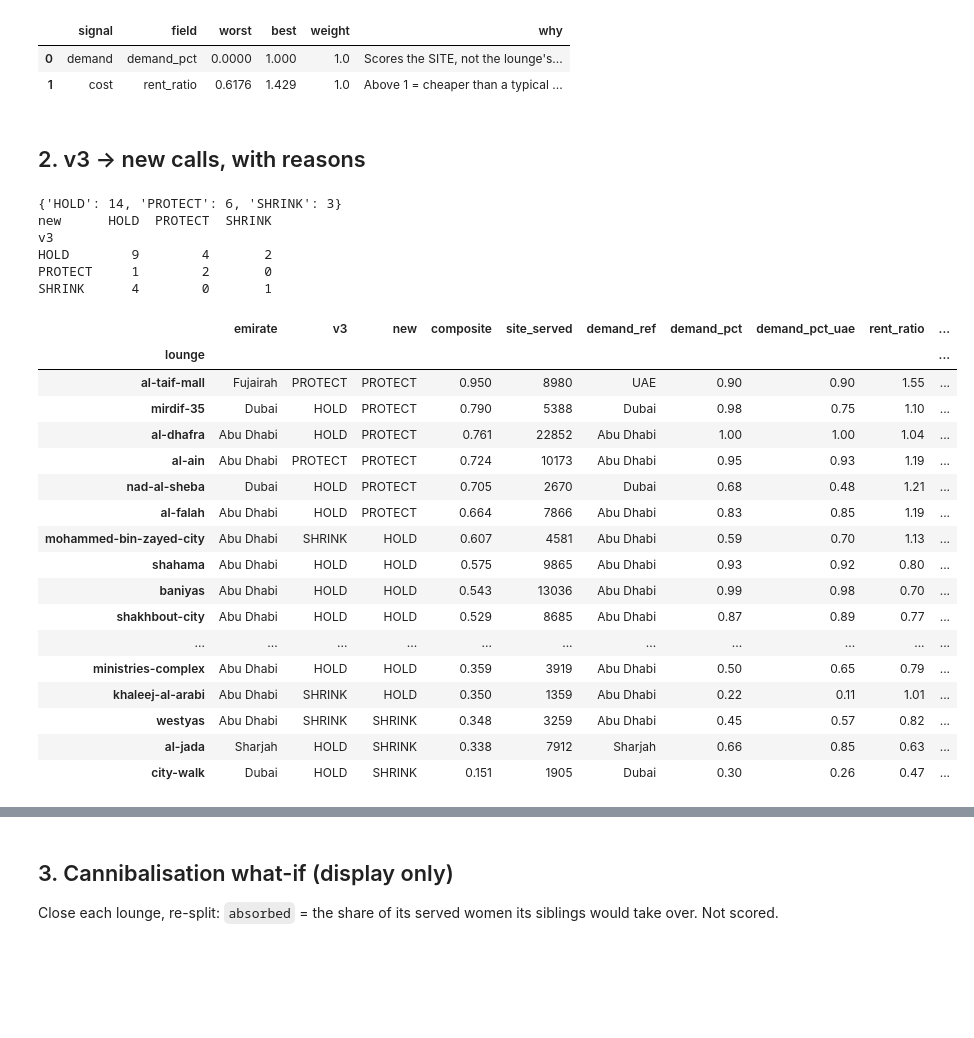
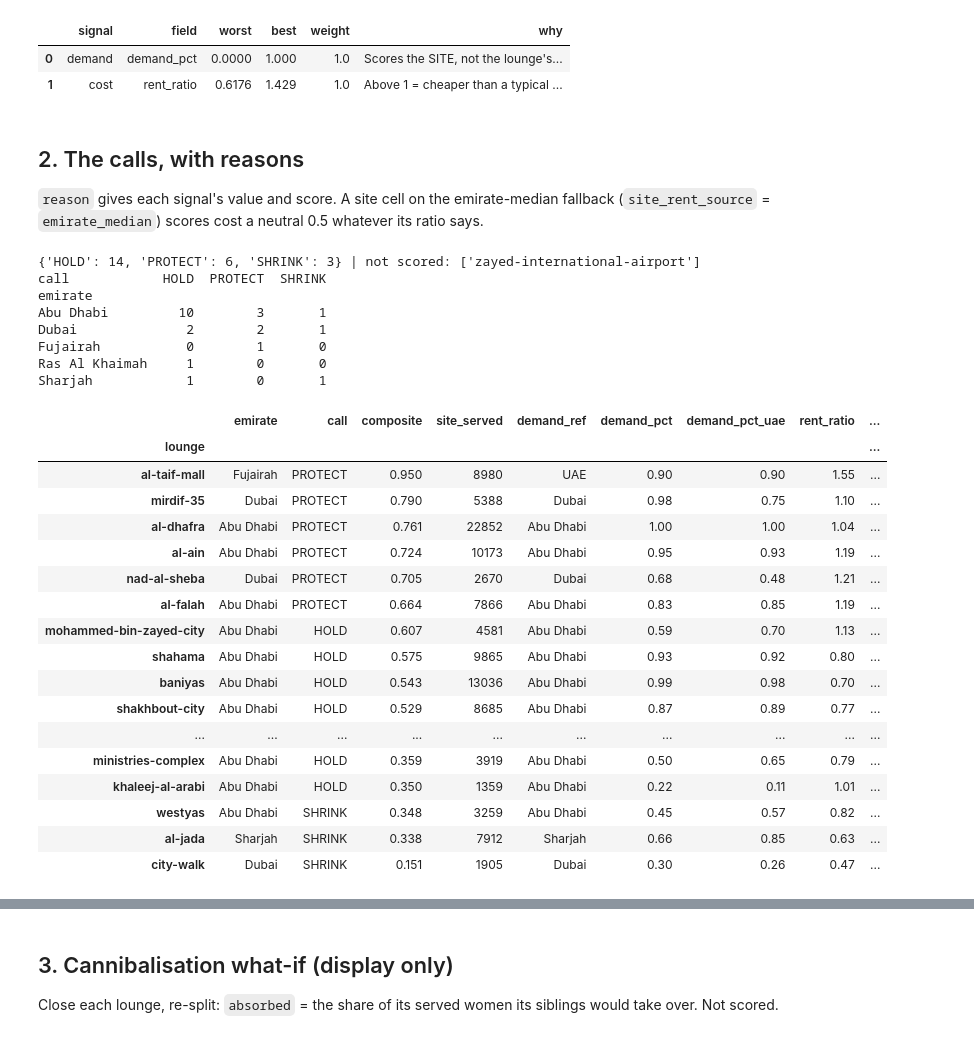
Before and after one commit to thenomadlad/2pz-ai-case-study, a Jupyter notebook: notebooks/scorecard.ipynb, the cells around one changed output, grey strips where cells are left out. Cells and saved outputs as stored; diff of their text form; code cells hidden in the pictures; blank space fills up the shorter version.

```diff
--- a/notebooks/scorecard.ipynb
+++ b/notebooks/scorecard.ipynb
@@ -62,46 +62,52 @@ median scored demand_pct: 0.657 | median scored rent_ratio: 0.904
 | 0 | demand | demand_pct | 0.0000 | 1.000 | 1.0 | Scores the SITE, not the lounge's... |
 | 1 | cost | rent_ratio | 0.6176 | 1.429 | 1.0 | Above 1 = cheaper than a typical ... |
 # %% [markdown]
-## 2. v3 → new calls, with reasons
+## 2. The calls, with reasons
+
+`reason` gives each signal's value and score. A site cell on the emirate-median fallback (`site_rent_source` = `emirate_median`) scores cost a neutral 0.5 whatever its ratio says.
 # %%
 rows = []
 for b, d in D.items():
     if d.action == "NOT SCORED": continue
     x = F.loc[b]
+    fb = growth.rent_fallback(r.features[list(F.index).index(b)])
     reason = (f"site serves {x.site_served:,.0f} (demand {d.scores['demand']:.2f}); "
-              + (f"rent ratio {x.rent_ratio:.2f} (cost {d.scores['cost']:.2f})" if x.rent_ratio == x.rent_ratio and x.rent_ratio is not None
-                 else "no rent: cost neutral 0.5"))
-    rows.append(dict(lounge=b, emirate=x.emirate, v3=old_action.get(b), new=d.action, composite=round(d.composite, 3),
+              + (f"rent ratio {x.rent_ratio:.2f} is the {x.emirate} fallback median (cost neutral {d.scores['cost']:.2f})" if fb
+                 else f"rent ratio {x.rent_ratio:.2f} (cost {d.scores['cost']:.2f})"))
+    rows.append(dict(lounge=b, emirate=x.emirate, call=d.action, composite=round(d.composite, 3),
                      site_served=round(x.site_served), demand_ref=x.demand_ref, demand_pct=round(x.demand_pct, 2), demand_pct_uae=round(x.demand_pct_uae, 2),
-                     rent_ratio=round(x.rent_ratio, 2), rent_pct_uae=round(x.rent_pct_uae, 2),
+                     rent_ratio=round(x.rent_ratio, 2), rent_source=x.site_rent_source, rent_pct_uae=round(x.rent_pct_uae, 2),
                      served=round(x.served_women), perf_vs_site_context=round(x.performance_vs_site, 1),
                      confidence=d.confidence, reason=reason, weight_flips="; ".join(d.weight_flips)))
 t = pd.DataFrame(rows).sort_values("composite", ascending=False).set_index("lounge")
-print(t.new.value_counts().to_dict()); print(pd.crosstab(t.v3, t.new))
+print(t.call.value_counts().to_dict(), "| not scored:", [d.branch_id for d in r.decisions if d.action == "NOT SCORED"])
+print(pd.crosstab(t.emirate, t.call))
 with pd.option_context("display.max_colwidth", 90): display(t)
 # %% [output]
-{'HOLD': 14, 'PROTECT': 6, 'SHRINK': 3}
-new      HOLD  PROTECT  SHRINK
-v3
-HOLD        9        4       2
-PROTECT     1        2       0
-SHRINK      4        0       1
+{'HOLD': 14, 'PROTECT': 6, 'SHRINK': 3} | not scored: ['zayed-international-airport']
+call            HOLD  PROTECT  SHRINK
+emirate
+Abu Dhabi         10        3       1
+Dubai              2        2       1
+Fujairah           0        1       0
+Ras Al Khaimah     1        0       0
+Sharjah            1        0       1
-|  | emirate | v3 | new | composite | site_served | demand_ref | demand_pct | demand_pct_uae | rent_ratio | ... |
-| lounge |  |  |  |  |  |  |  |  |  | ... |
-| al-taif-mall | Fujairah | PROTECT | PROTECT | 0.950 | 8980 | UAE | 0.90 | 0.90 | 1.55 | ... |
-| mirdif-35 | Dubai | HOLD | PROTECT | 0.790 | 5388 | Dubai | 0.98 | 0.75 | 1.10 | ... |
-| al-dhafra | Abu Dhabi | HOLD | PROTECT | 0.761 | 22852 | Abu Dhabi | 1.00 | 1.00 | 1.04 | ... |
-| al-ain | Abu Dhabi | PROTECT | PROTECT | 0.724 | 10173 | Abu Dhabi | 0.95 | 0.93 | 1.19 | ... |
-| nad-al-sheba | Dubai | HOLD | PROTECT | 0.705 | 2670 | Dubai | 0.68 | 0.48 | 1.21 | ... |
-| al-falah | Abu Dhabi | HOLD | PROTECT | 0.664 | 7866 | Abu Dhabi | 0.83 | 0.85 | 1.19 | ... |
-| mohammed-bin-zayed-city | Abu Dhabi | SHRINK | HOLD | 0.607 | 4581 | Abu Dhabi | 0.59 | 0.70 | 1.13 | ... |
-| shahama | Abu Dhabi | HOLD | HOLD | 0.575 | 9865 | Abu Dhabi | 0.93 | 0.92 | 0.80 | ... |
-| baniyas | Abu Dhabi | HOLD | HOLD | 0.543 | 13036 | Abu Dhabi | 0.99 | 0.98 | 0.70 | ... |
-| shakhbout-city | Abu Dhabi | HOLD | HOLD | 0.529 | 8685 | Abu Dhabi | 0.87 | 0.89 | 0.77 | ... |
-| ... | ... | ... | ... | ... | ... | ... | ... | ... | ... | ... |
-| ministries-complex | Abu Dhabi | HOLD | HOLD | 0.359 | 3919 | Abu Dhabi | 0.50 | 0.65 | 0.79 | ... |
-| khaleej-al-arabi | Abu Dhabi | SHRINK | HOLD | 0.350 | 1359 | Abu Dhabi | 0.22 | 0.11 | 1.01 | ... |
-| westyas | Abu Dhabi | SHRINK | SHRINK | 0.348 | 3259 | Abu Dhabi | 0.45 | 0.57 | 0.82 | ... |
-| al-jada | Sharjah | HOLD | SHRINK | 0.338 | 7912 | Sharjah | 0.66 | 0.85 | 0.63 | ... |
-| city-walk | Dubai | HOLD | SHRINK | 0.151 | 1905 | Dubai | 0.30 | 0.26 | 0.47 | ... |
+|  | emirate | call | composite | site_served | demand_ref | demand_pct | demand_pct_uae | rent_ratio | ... |
+| lounge |  |  |  |  |  |  |  |  | ... |
+| al-taif-mall | Fujairah | PROTECT | 0.950 | 8980 | UAE | 0.90 | 0.90 | 1.55 | ... |
+| mirdif-35 | Dubai | PROTECT | 0.790 | 5388 | Dubai | 0.98 | 0.75 | 1.10 | ... |
+| al-dhafra | Abu Dhabi | PROTECT | 0.761 | 22852 | Abu Dhabi | 1.00 | 1.00 | 1.04 | ... |
+| al-ain | Abu Dhabi | PROTECT | 0.724 | 10173 | Abu Dhabi | 0.95 | 0.93 | 1.19 | ... |
+| nad-al-sheba | Dubai | PROTECT | 0.705 | 2670 | Dubai | 0.68 | 0.48 | 1.21 | ... |
+| al-falah | Abu Dhabi | PROTECT | 0.664 | 7866 | Abu Dhabi | 0.83 | 0.85 | 1.19 | ... |
+| mohammed-bin-zayed-city | Abu Dhabi | HOLD | 0.607 | 4581 | Abu Dhabi | 0.59 | 0.70 | 1.13 | ... |
+| shahama | Abu Dhabi | HOLD | 0.575 | 9865 | Abu Dhabi | 0.93 | 0.92 | 0.80 | ... |
+| baniyas | Abu Dhabi | HOLD | 0.543 | 13036 | Abu Dhabi | 0.99 | 0.98 | 0.70 | ... |
+| shakhbout-city | Abu Dhabi | HOLD | 0.529 | 8685 | Abu Dhabi | 0.87 | 0.89 | 0.77 | ... |
+| ... | ... | ... | ... | ... | ... | ... | ... | ... | ... |
+| ministries-complex | Abu Dhabi | HOLD | 0.359 | 3919 | Abu Dhabi | 0.50 | 0.65 | 0.79 | ... |
+| khaleej-al-arabi | Abu Dhabi | HOLD | 0.350 | 1359 | Abu Dhabi | 0.22 | 0.11 | 1.01 | ... |
+| westyas | Abu Dhabi | SHRINK | 0.348 | 3259 | Abu Dhabi | 0.45 | 0.57 | 0.82 | ... |
+| al-jada | Sharjah | SHRINK | 0.338 | 7912 | Sharjah | 0.66 | 0.85 | 0.63 | ... |
+| city-walk | Dubai | SHRINK | 0.151 | 1905 | Dubai | 0.30 | 0.26 | 0.47 | ... |
 # %%
```
Also changed, not shown: parts of 4 cells of this notebook, 3 other files.
